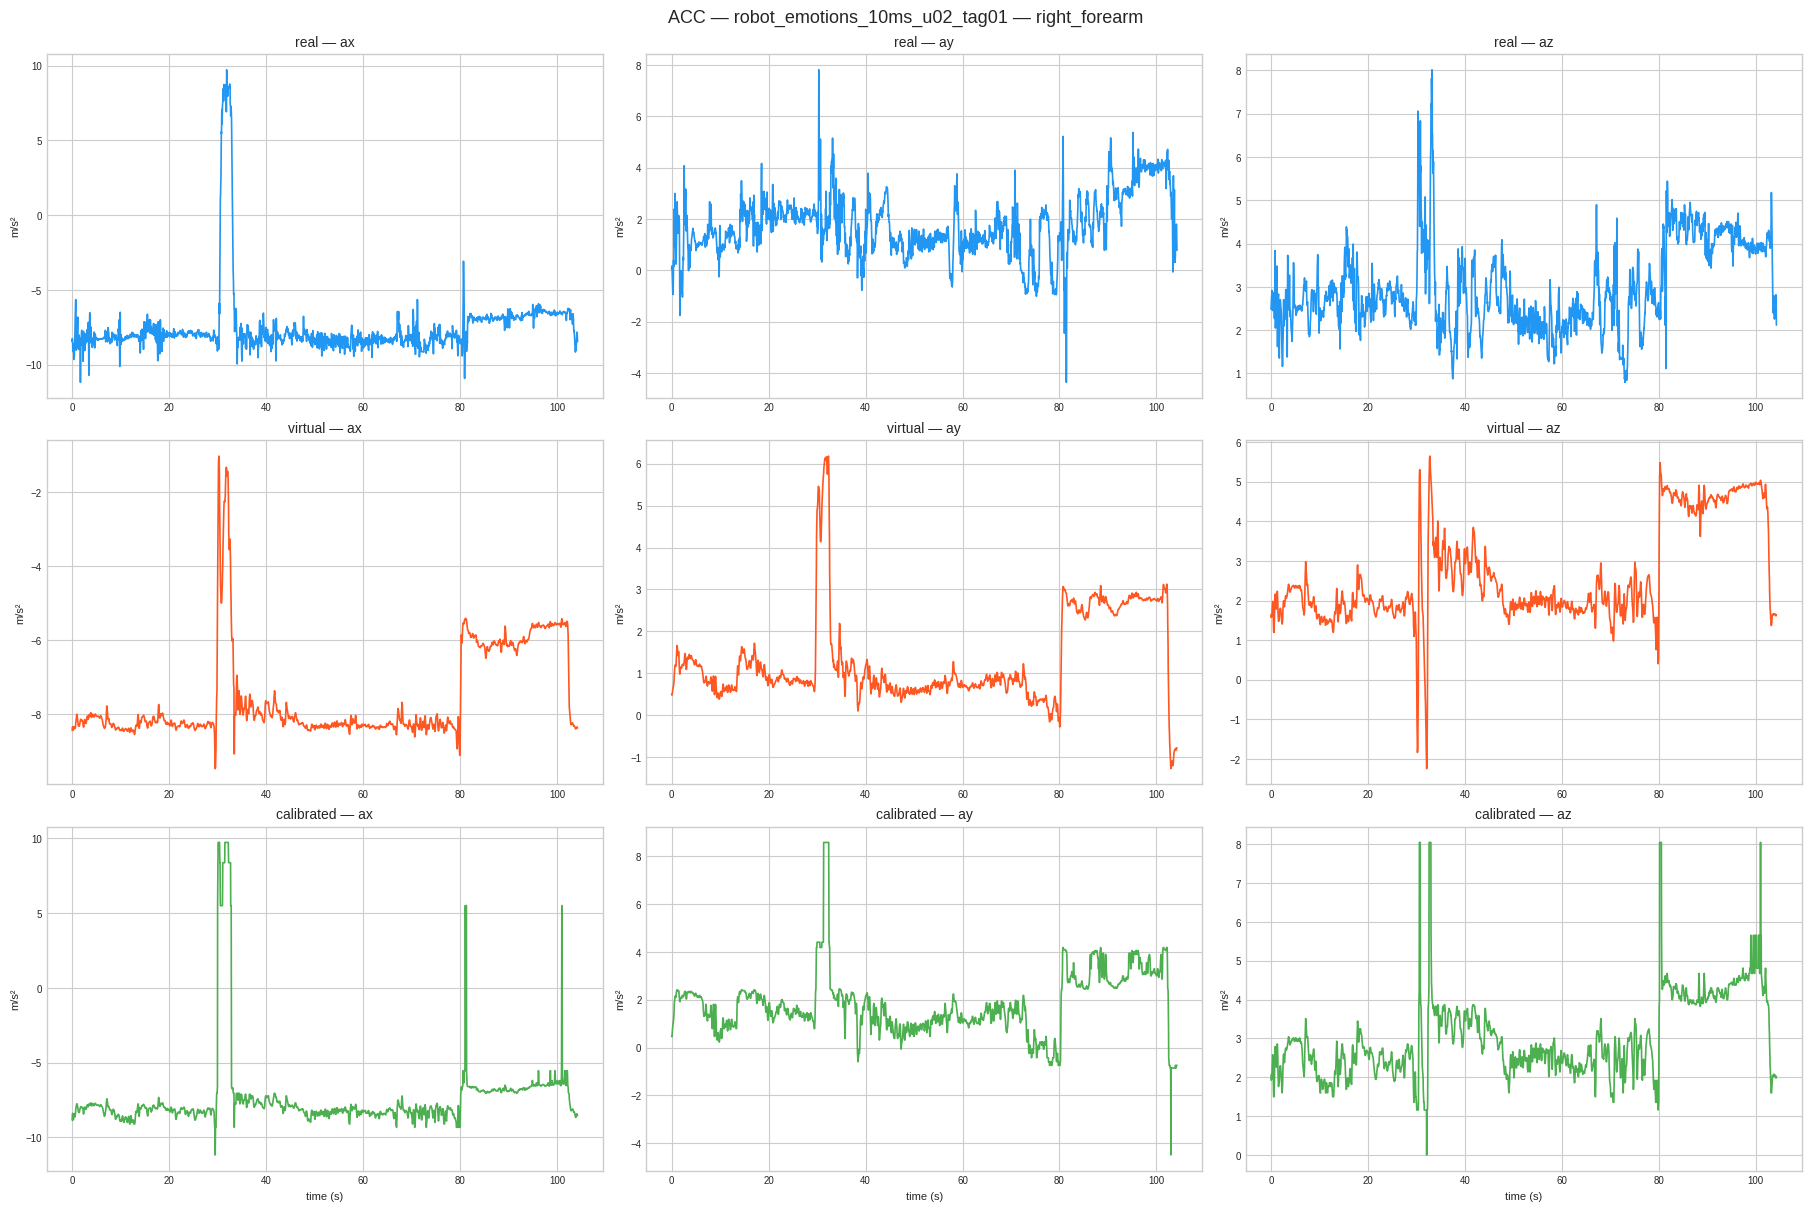
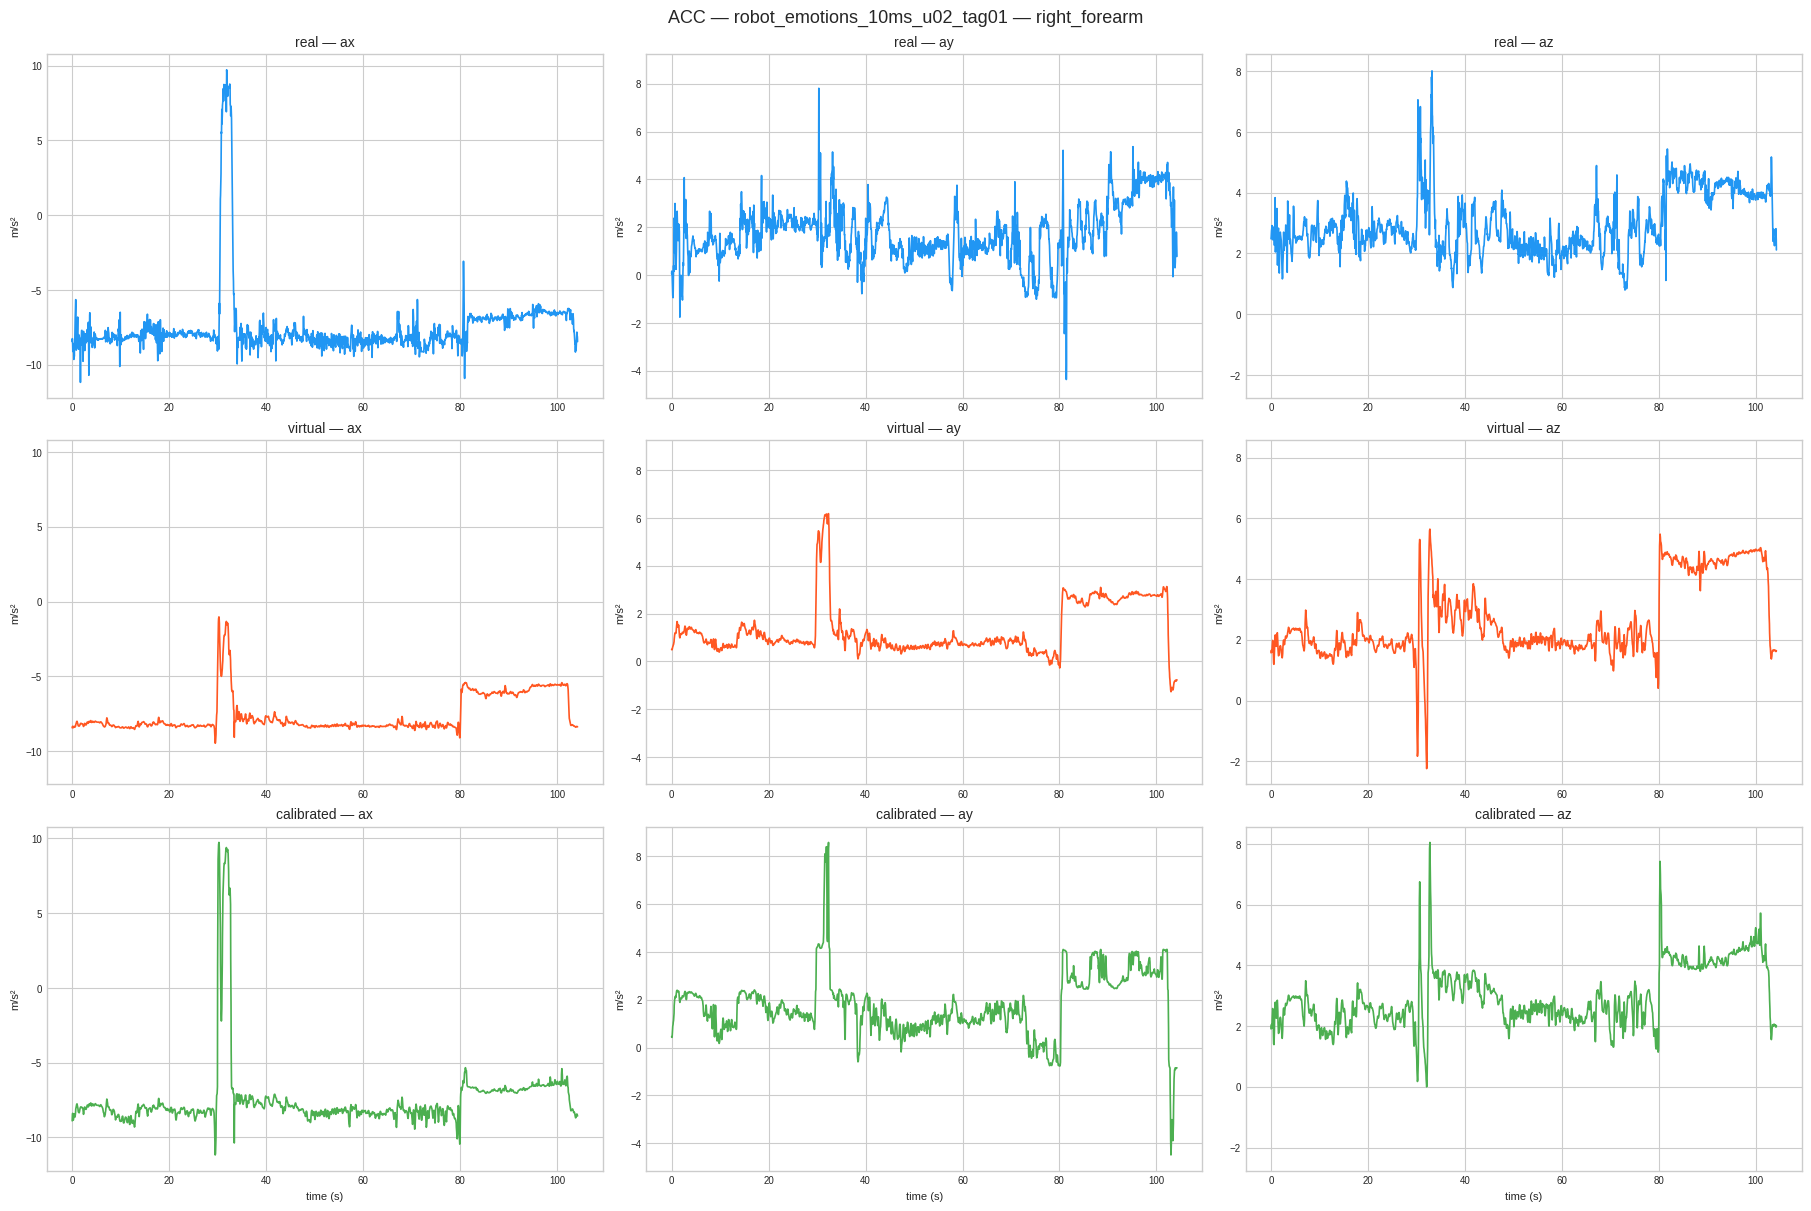
Unified diff of the notebook cell whose output changed from the first chart to the second:
--- before
+++ after
@@ -9,4 +9,16 @@
 row_colors  = [COLORS["real"], COLORS["virtual"], COLORS["calibrated"]]
 
+# Compute global y-limits per column (axis component)
+col_ylims = []
+for col in range(3):
+    all_vals = []
+    for t, vals in row_data:
+        _, v = utils_module.apply_time_range(t, vals[:, col], TIME_RANGE_SEC)
+        all_vals.append(v)
+    vmin = min(v.min() for v in all_vals)
+    vmax = max(v.max() for v in all_vals)
+    margin = (vmax - vmin) * 0.05
+    col_ylims.append((vmin - margin, vmax + margin))
+
 fig, axes = plt.subplots(3, 3, figsize=(FIGSIZE[0], FIGSIZE[1] * 3),
                          sharey=False, constrained_layout=True)
@@ -18,4 +30,5 @@
         t_plot, v_plot = utils_module.apply_time_range(t, vals[:, col], TIME_RANGE_SEC)
         ax.plot(t_plot, v_plot, color=color, lw=LINE_WIDTH)
+        ax.set_ylim(col_ylims[col])
         ax.set_title(f"{label} — {comp}", fontsize=10)
         ax.set_ylabel(unit, fontsize=8)

Commit: Add linear interpolation to calibration